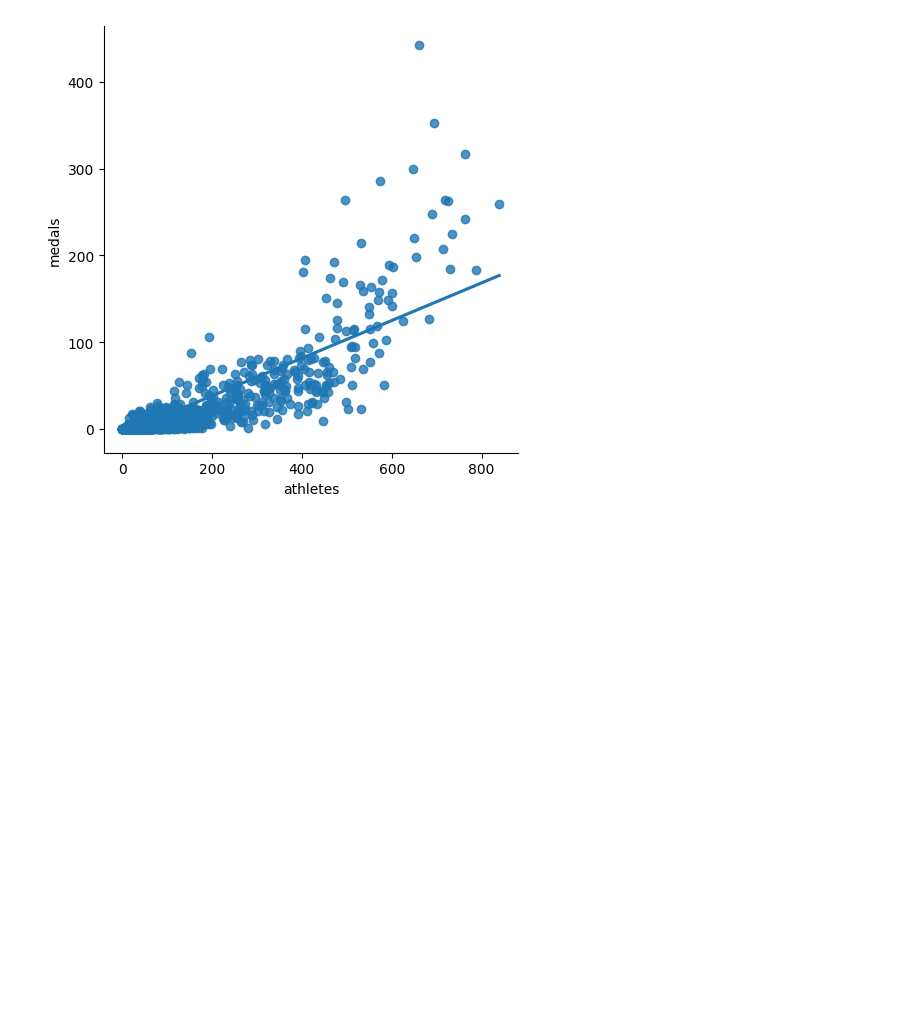
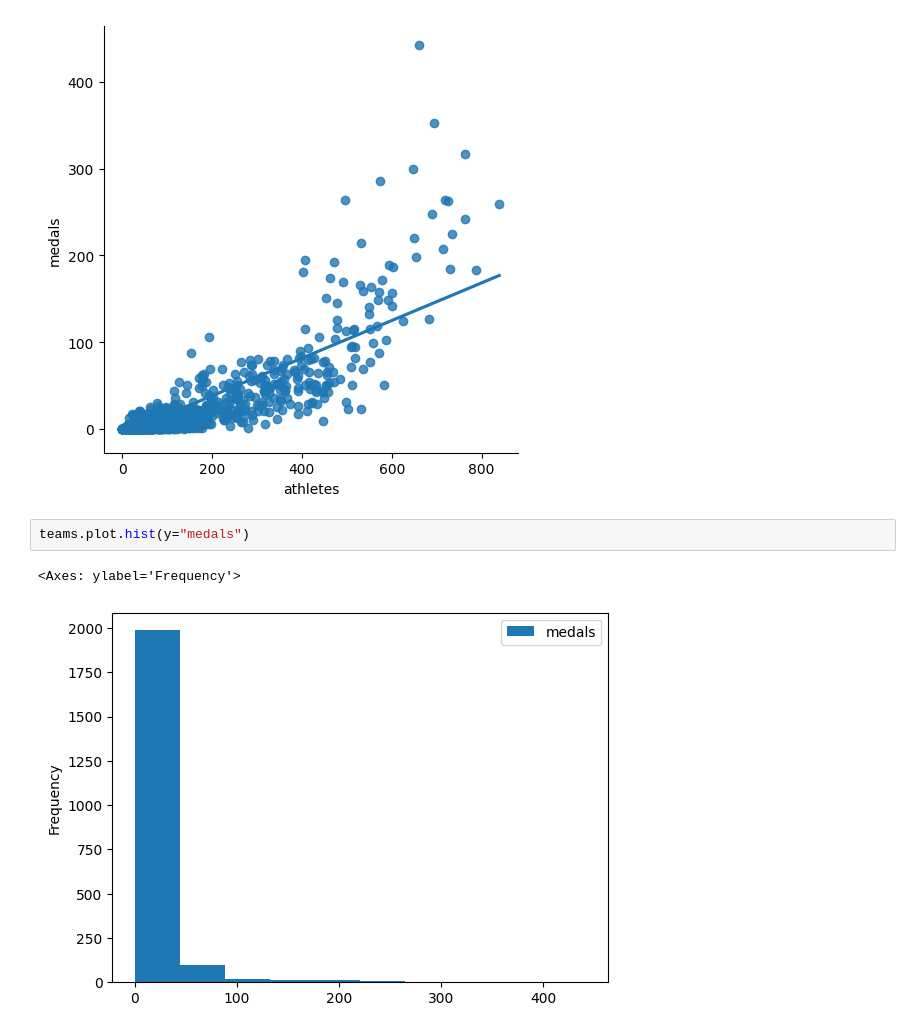
Before and after one commit to adwibha/ML-Olympics, a Jupyter notebook: code.ipynb, the cells around one changed output. Drawn from its saved outputs; the diff is of its cells as text; blank space fills up the shorter version.

```diff
--- a/code.ipynb
+++ b/code.ipynb
@@ -55,3 +55,8 @@ seaborn.lmplot(x="athletes", y="medals", data=teams, fit_reg=True, ci=None)
 # %% [output]
 <seaborn.axisgrid.FacetGrid at 0x...>
 [figure]
+# %%
+teams.plot.hist(y="medals")
+# %% [output]
+<Axes: ylabel='Frequency'>
+[figure, added]
```
Also changed, not shown: parts of 12 cells of this notebook.
